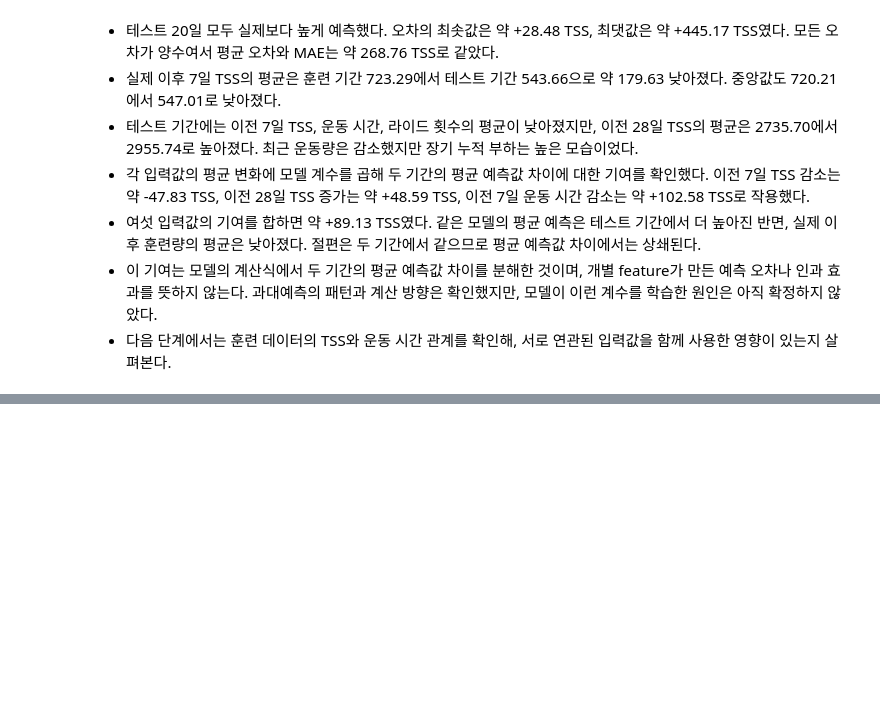
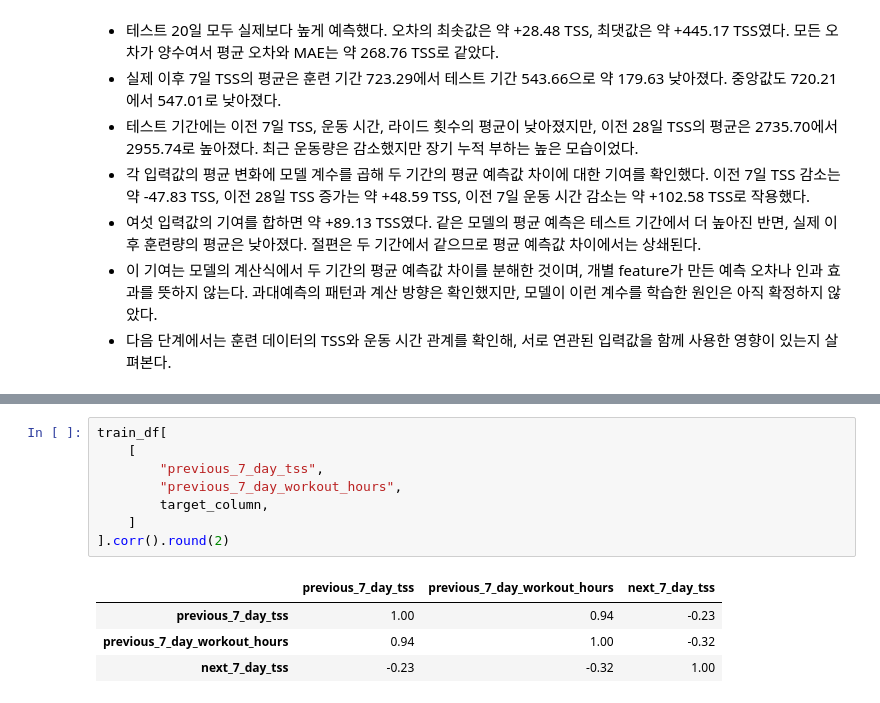
Before and after one commit to jhh0107gsc-hub/cycling, a Jupyter notebook: notebooks/07_training_load_prediction.ipynb, the cells around one changed output, grey strips where cells are left out. Drawn from its saved outputs; the diff is of its cells as text; blank space fills up the shorter version.

Commit message:
Analyze training feature correlations and coefficient interpretation

```diff
--- a/notebooks/07_training_load_prediction.ipynb
+++ b/notebooks/07_training_load_prediction.ipynb
@@ -379,0 +391,13 @@ feature_change_df.round(2)
+# %%
+train_df[
+    [
+        "previous_7_day_tss",
+        "previous_7_day_workout_hours",
+        target_column,
+    ]
+].corr().round(2)
+# %% [output]
+|  | previous_7_day_tss | previous_7_day_workout_hours | next_7_day_tss |
+| previous_7_day_tss | 1.00 | 0.94 | -0.23 |
+| previous_7_day_workout_hours | 0.94 | 1.00 | -0.32 |
+| next_7_day_tss | -0.23 | -0.32 | 1.00 |
```
Also changed, not shown: parts of 2 cells of this notebook.
